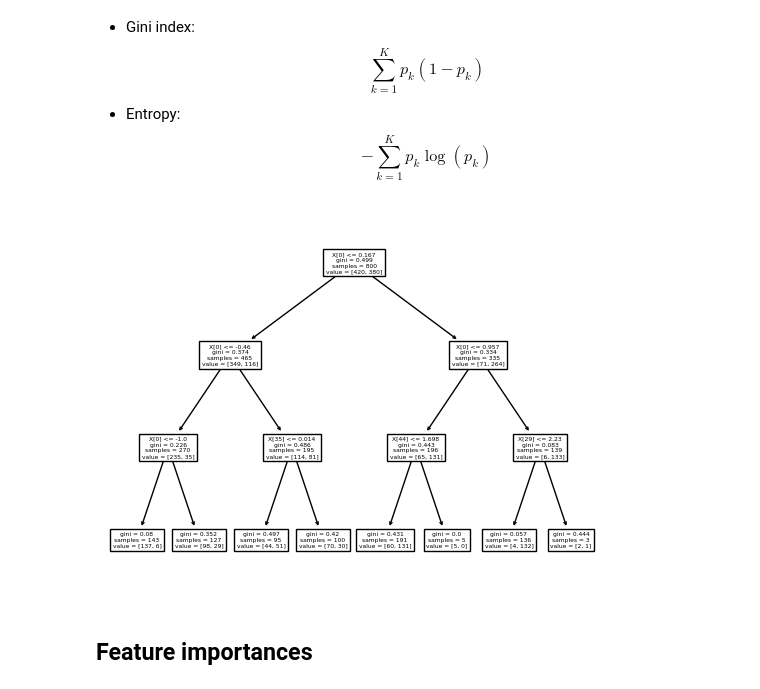
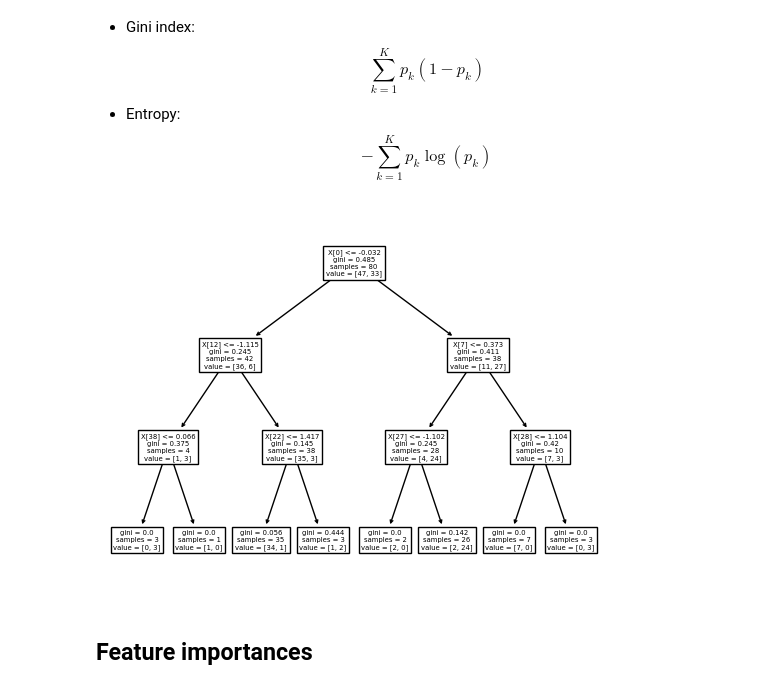
Before and after one commit to kerryback/BUSI-520-notebooks, a Jupyter notebook: 13-ML2.ipynb, the cells around one changed output. Cells and saved outputs as stored; diff of their text form; code cells hidden in the pictures.

```diff
--- a/13-ML2.ipynb
+++ b/13-ML2.ipynb
@@ -13,11 +13,11 @@ import matplotlib.pyplot as plt
 # Generate 50 features (predictors)
 np.random.seed(0)
 X = pd.DataFrame(
-    np.random.normal(size=(1000, 50))
+    np.random.normal(size=(100, 50))
 )
 
 # Some noise
-noise = np.random.normal(size=1000)
+noise = np.random.normal(size=100)
 
 # Regression target
 yr = X[0] + noise
@@ -42,21 +63,13 @@ to the dummy variable.
 * If penalty="elasticnet", specify l1_ratio and solver="saga."
 * The size of the penalty is inverse to the parameter C.
 * The score for logistic regression is the fraction of correct predictions.
-# %%
-# Split into train and test (cross-validate on train)
-from sklearn.model_selection import train_test_split
-X_train, X_test, yb_train, yb_test = train_test_split(
-    X, yb,
-    test_size=0.2,
-    random_state=0
-)
 # %%
 from sklearn.linear_model import LogisticRegression
 
 model1 = LogisticRegression(penalty="l1", C=0.1, solver="saga")
-model1.fit(X_train, yb_train)
-score_train = model1.score(X_train, yb_train)
-score_test = model1.score(X_test, yb_test)
+model1.fit(Xb_train, yb_train)
+score_train = model1.score(Xb_train, yb_train)
+score_test = model1.score(Xb_test, yb_test)
 print("fraction of correct predictions on training data is", score_train)
 print("fraction of correct predictions on test data is", score_test)
 model1.coef_
@@ -83,8 +89,8 @@ array([[ 1.73859559e+00, -8.99671472e-04, -4.31977075e-02,
 # %%
-model2 = LogisticRegression(penalty="l1", C=100, solver="saga")
-model2.fit(X_train, yb_train)
-score_train = model2.score(X_train, yb_train)
-score_test = model2.score(X_test, yb_test)
+model2 = LogisticRegression(penalty="l1", C=10, solver="saga")
+model2.fit(Xb_train, yb_train)
+score_train = model2.score(Xb_train, yb_train)
+score_test = model2.score(Xb_test, yb_test)
 print("fraction of correct predictions on training data is", score_train)
 print("fraction of correct predictions on test data is", score_test)
 model2.coef_
@@ -226,13 +211,14 @@ $$ - \sum_{k=1}^K p_k\log(p_k)$$
 # %%
 from sklearn.tree import DecisionTreeClassifier
 from sklearn.tree import plot_tree
 
-model = DecisionTreeClassifier(in)
+model = DecisionTreeClassifier(max_depth=3)
+model.fit(Xb_train, yb_train)
 
 plot_tree(model)
 plt.show()
 # %% [output]
-[figure, old version]
+[figure, new version]
 # %% [markdown]
 ## Feature importances
 # %%
```
Also changed, not shown: parts of 19 cells of this notebook.
